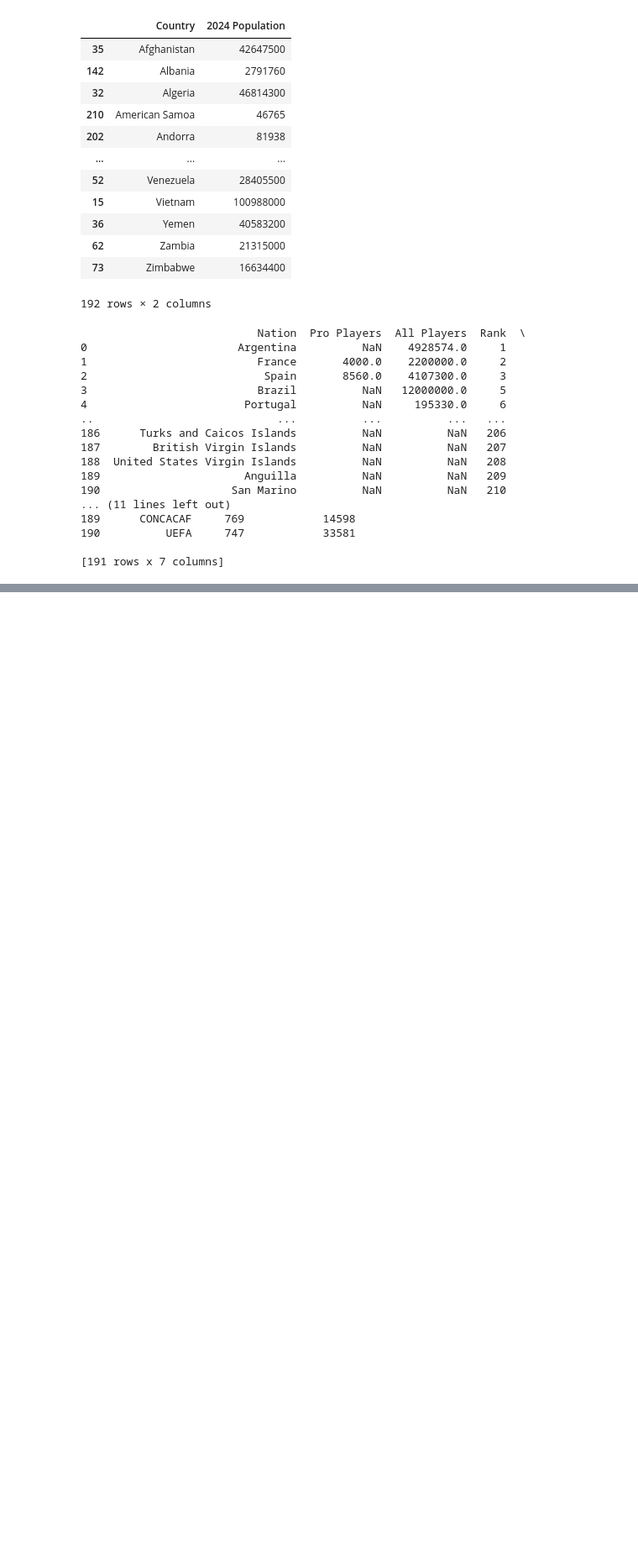
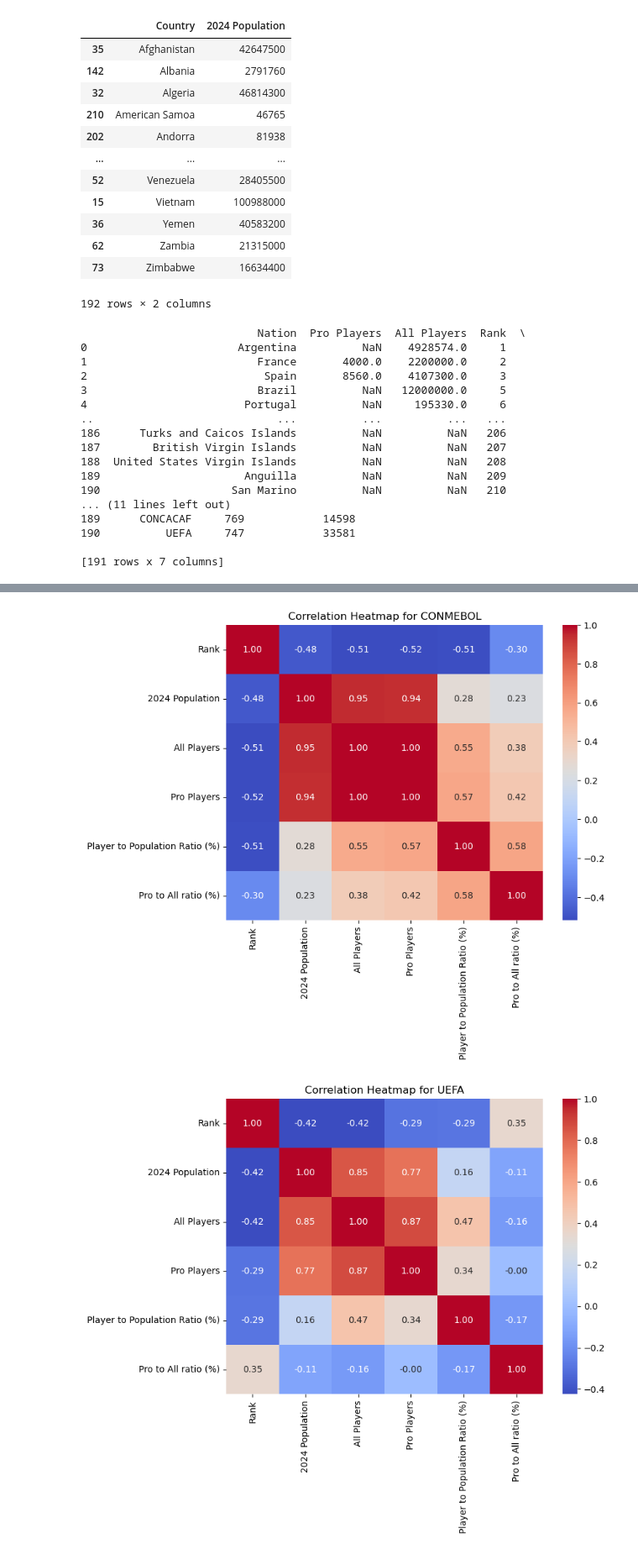
Before and after one commit to ahmad2025-ai/Project_1, a Jupyter notebook: Main.ipynb, the cells around one changed output, grey strips where cells are left out. Shown at 84% size. Saved outputs shown, nothing was run; the diff lists cells and outputs as text; code cells hidden in the pictures; blank space fills up the shorter version.

```diff
--- a/Main.ipynb
+++ b/Main.ipynb
@@ -489,0 +507,22 @@ FIFA_main['Pro to All ratio (%)'] = FIFA_main['Pro to All ratio (%)'].fillna(FIF
+# %%
+#correlation headhip for each confederation
+# List of numerical columns to analyze
+cols = ["Rank", "2024 Population", "All Players", "Pro Players",
+        "Player to Population Ratio (%)", "Pro to All ratio (%)"]
+
+# Get unique confederations
+confederations = FIFA_main["Confederation"].unique()
+
+# Generate correlation heatmaps for each confederation
+for conf in confederations:
+    subset = FIFA_main[FIFA_main["Confederation"] == conf][cols]  # Filter data
+    corr_matrix = subset.corr()  # Compute correlation matrix
+
+    # Plot heatmap
+    plt.figure(figsize=(8,6))
+    sns.heatmap(corr_matrix, annot=True, cmap="coolwarm", fmt=".2f")
+    plt.title(f"Correlation Heatmap for {conf}")
+    plt.show()
+# %% [output]
+[figure, added]
+[figure, added]
```
Also changed, not shown: parts of 27 cells of this notebook.
